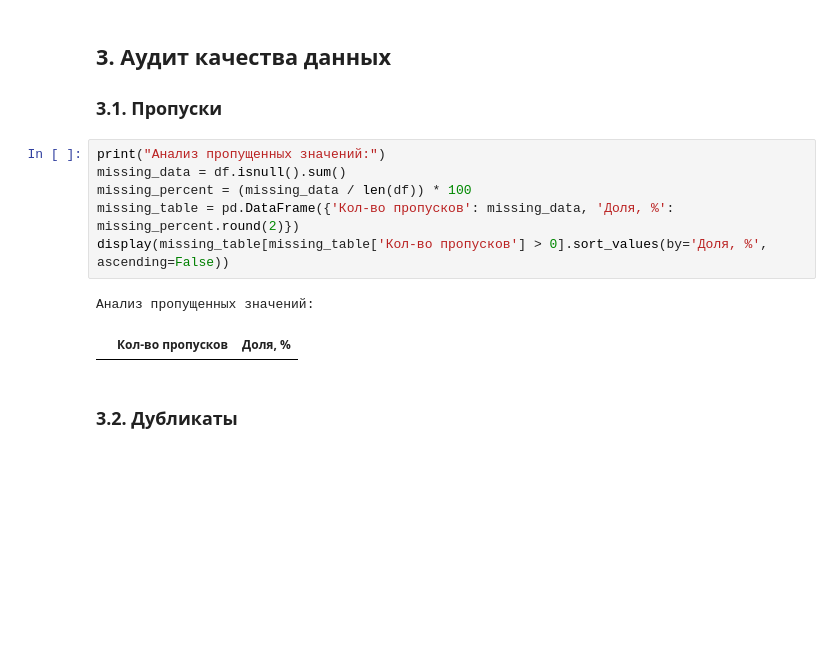
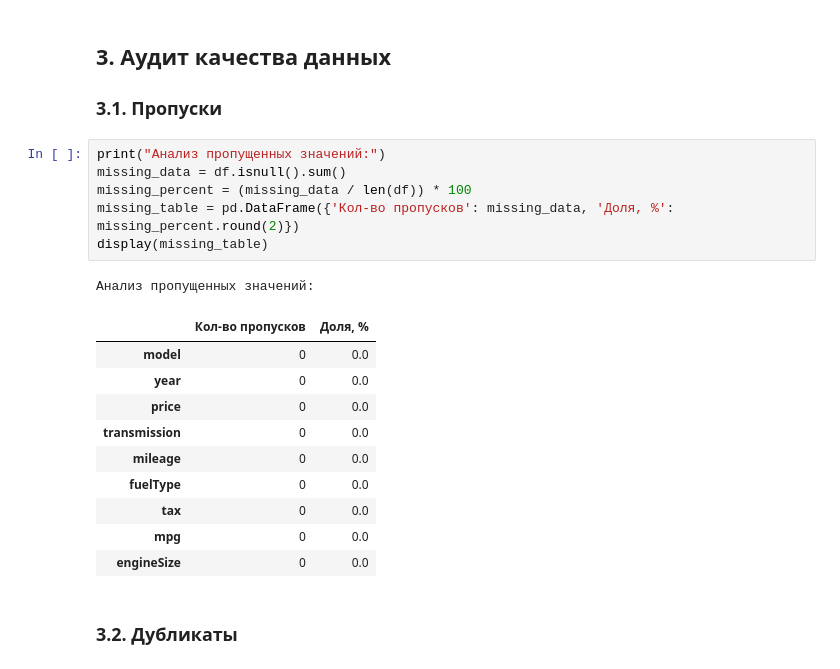
Before and after one commit to ask1d/lab1, a Jupyter notebook: notebooks/01_data_understanding.ipynb, the cells around one changed output. Cells and saved outputs as stored; diff of their text form; blank space fills up the shorter version.

```diff
--- a/notebooks/01_data_understanding.ipynb
+++ b/notebooks/01_data_understanding.ipynb
@@ -80,12 +80,21 @@ memory usage: 758.2 KB
 # %%
 print("Анализ пропущенных значений:")
 missing_data = df.isnull().sum()
 missing_percent = (missing_data / len(df)) * 100
 missing_table = pd.DataFrame({'Кол-во пропусков': missing_data, 'Доля, %': missing_percent.round(2)})
-display(missing_table[missing_table['Кол-во пропусков'] > 0].sort_values(by='Доля, %', ascending=False))
+display(missing_table)
 # %% [output]
 Анализ пропущенных значений:
 |  | Кол-во пропусков | Доля, % |
+| model | 0 | 0.0 |
+| year | 0 | 0.0 |
+| price | 0 | 0.0 |
+| transmission | 0 | 0.0 |
+| mileage | 0 | 0.0 |
+| fuelType | 0 | 0.0 |
+| tax | 0 | 0.0 |
+| mpg | 0 | 0.0 |
+| engineSize | 0 | 0.0 |
 # %% [markdown]
 ### 3.2. Дубликаты
 # %%
```
